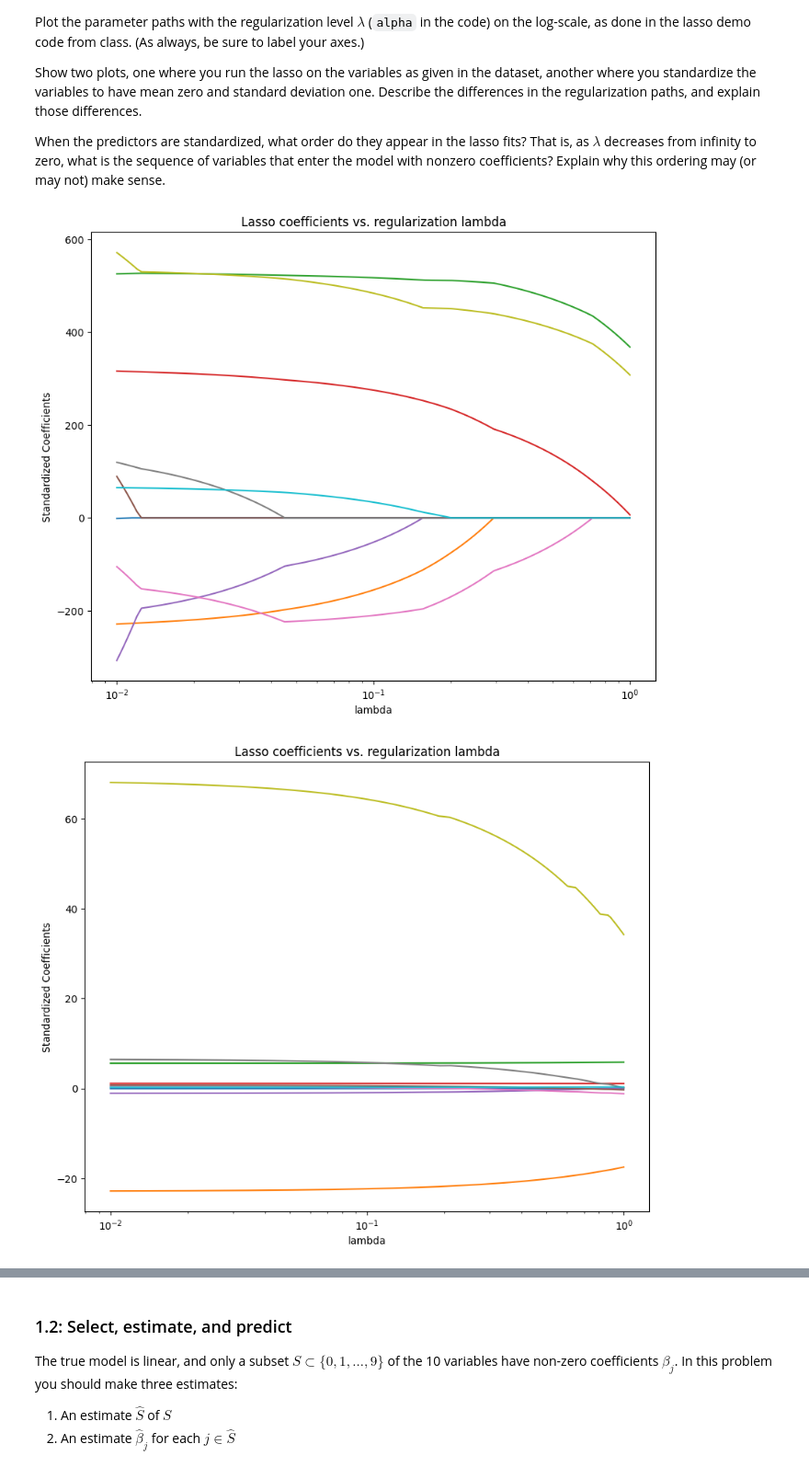
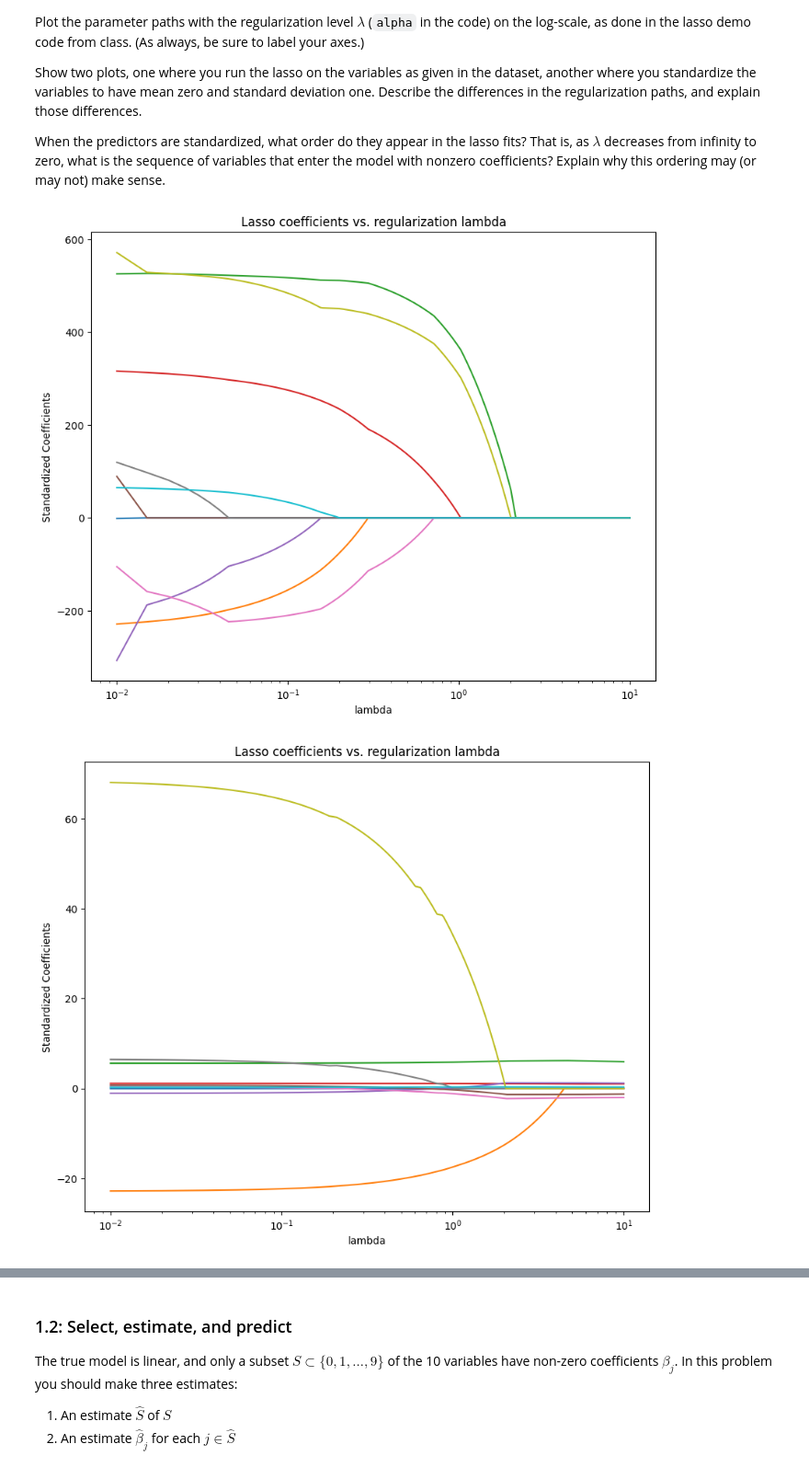
Before and after one commit to Zhengjie148/Intermediate-ML, a Jupyter notebook: assignments/assn1/assn1.ipynb, the cells around one changed output, grey strips where cells are left out. Shown at 92% size. Cells and saved outputs as stored; diff of their text form; code cells hidden in the pictures.

```diff
--- a/assignments/assn1/assn1.ipynb
+++ b/assignments/assn1/assn1.ipynb
@@ -79,37 +79,37 @@ When the predictors are standardized, what order do they appear in the lasso fit
 # %%
 from sklearn.linear_model import Lasso
 
-alphas = np.linspace(0.01,1,2000)
+alphas = np.linspace(0.01,10,2000)
 lasso = Lasso()
 coefs = []
 coefs_standarized = []
 for a in alphas:
     lasso.set_params(alpha=a)
     lasso.fit(X, y)
     coefs.append(lasso.coef_)
 
 plt.figure(figsize=(10,8))
 ax = plt.gca()
 ax.plot(alphas, coefs)
 ax.set_xscale('log')
 plt.axis('tight')
 plt.xlabel('lambda')
 plt.ylabel('Standardized Coefficients')
 plt.title('Lasso coefficients vs. regularization lambda');
 
 for a in alphas:
     lasso.set_params(alpha=a)
     lasso.fit(X_raw, y_raw)
     coefs_standarized.append(lasso.coef_)
 
 plt.figure(figsize=(10,8))
 ax = plt.gca()
 ax.plot(alphas, coefs_standarized)
 ax.set_xscale('log')
 plt.axis('tight')
 plt.xlabel('lambda')
 plt.ylabel('Standardized Coefficients')
 plt.title('Lasso coefficients vs. regularization lambda');
 # %% [output]
-[figure, old version]
+[figure, new version]
-[figure, old version]
+[figure, new version]
```
Also changed, not shown: parts of 1 cell of this notebook.
